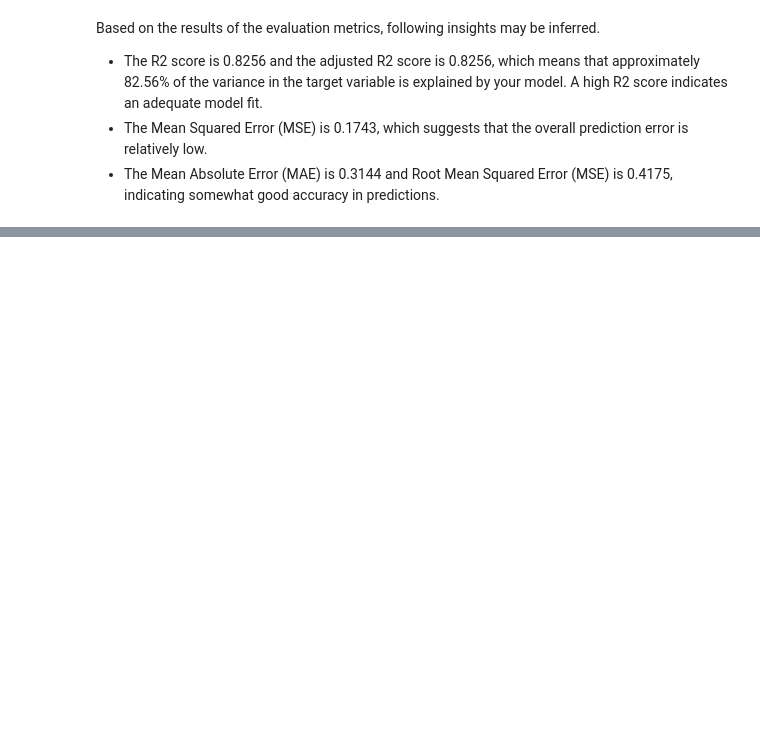
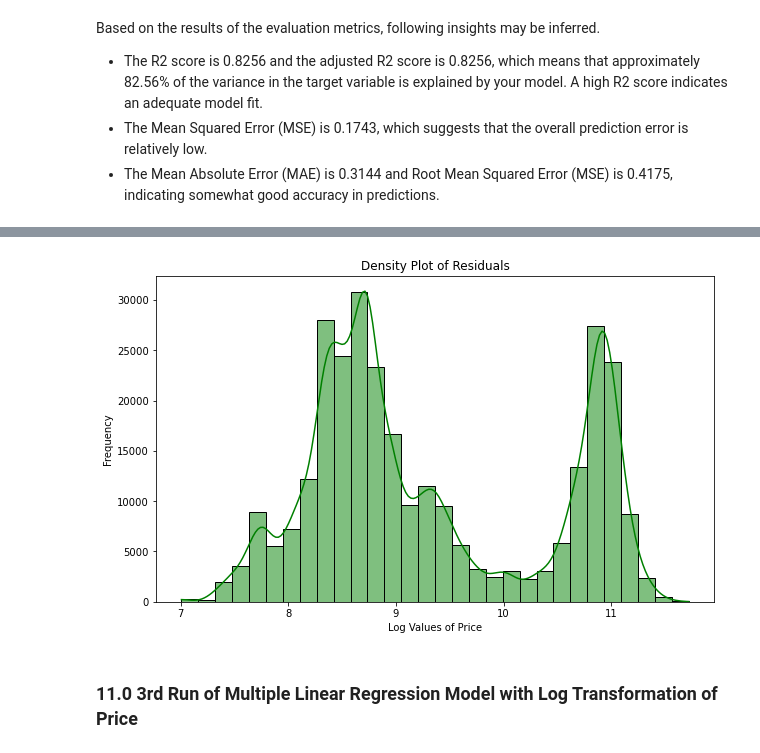
Before and after one commit to calebang/IS460, a Jupyter notebook: 02_Models/02a_LinearRegression.ipynb, the cells around one changed output, grey strips where cells are left out. Cells and saved outputs as stored; diff of their text form; code cells hidden in the pictures; blank space fills up the shorter version.

```diff
--- a/02_Models/02a_LinearRegression.ipynb
+++ b/02_Models/02a_LinearRegression.ipynb
@@ -597,0 +646,14 @@ In a well-specified model, the residuals should be randomly scattered around zer
+# %%
+df1['log_price'] = np.log(df1['price'])
+# %%
+plt.figure(figsize=(10, 6))
+sns.histplot(df1['log_price'], bins=30, kde=True, color='green', edgecolor='black')
+plt.xlabel('Log Values of Price')
+plt.ylabel('Frequency')
+plt.title('Density Plot of Residuals')
+
+plt.show()
+# %% [output]
+[figure, added]
+# %% [markdown]
+### 11.0 3rd Run of Multiple Linear Regression Model with Log Transformation of Price
```
Also changed, not shown: parts of 86 cells of this notebook.
